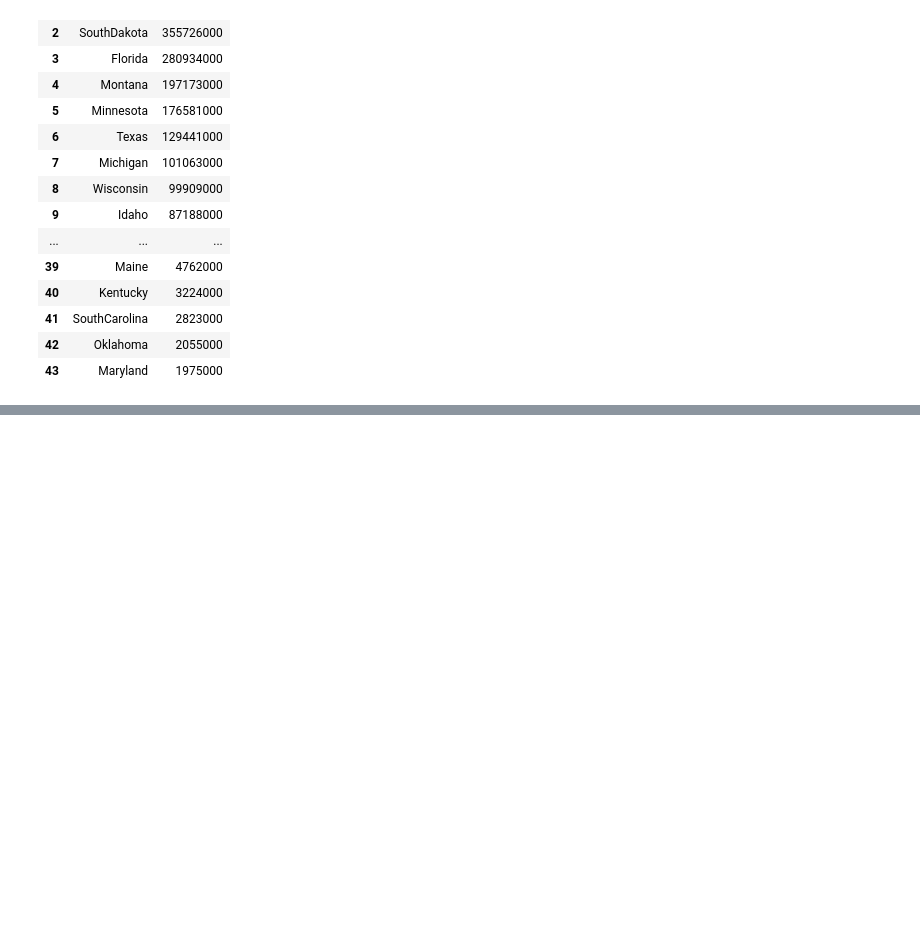
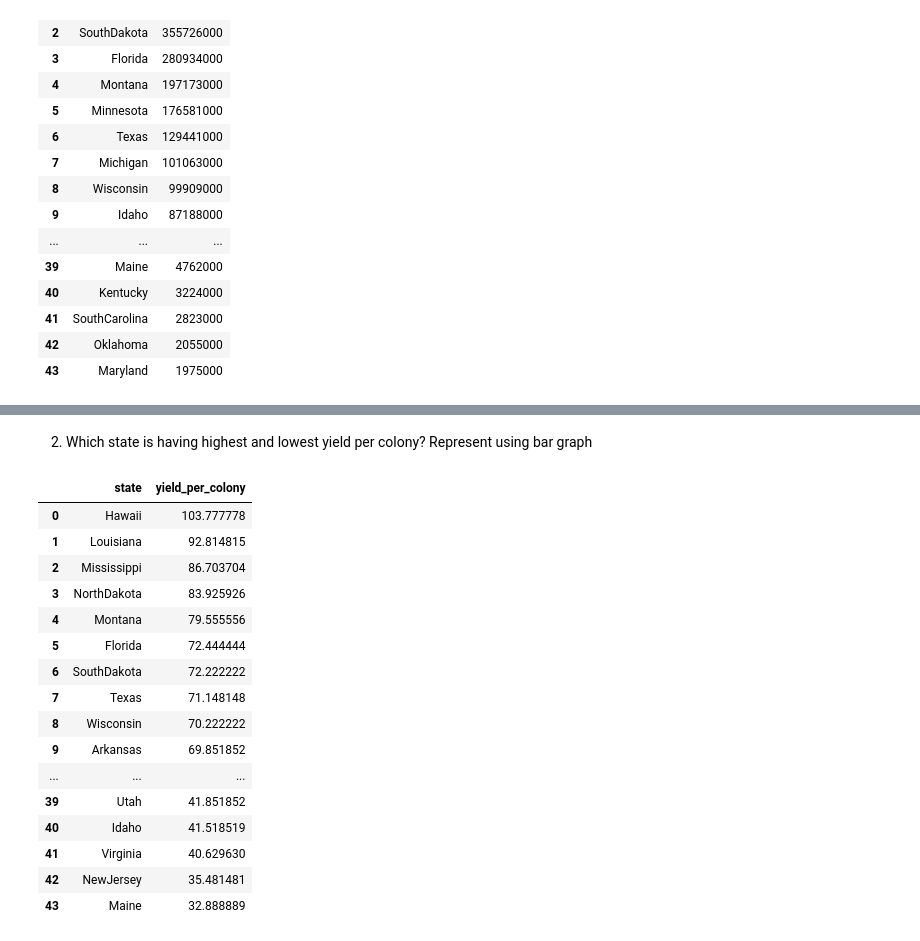
Before and after one commit to AmitKumarPrasad1846/Complete_AI_ML_challenge, a Jupyter notebook: 05_seaborn/seaborn_day_3_honey_case_study.ipynb, the cells around one changed output, grey strips where cells are left out. Saved outputs shown, nothing was run; the diff lists cells and outputs as text; code cells hidden in the pictures; blank space fills up the shorter version.

```diff
--- a/05_seaborn/seaborn_day_3_honey_case_study.ipynb
+++ b/05_seaborn/seaborn_day_3_honey_case_study.ipynb
@@ -131,0 +141,23 @@ high_prod
+# %% [markdown]
+2. Which state is having highest and lowest yield per colony? Represent using bar graph
+# %%
+high_yield_col=df.groupby('state')['yield_per_colony'].mean().sort_values(ascending=False).reset_index()
+high_yield_col
+# %% [output]
+|  | state | yield_per_colony |
+| 0 | Hawaii | 103.777778 |
+| 1 | Louisiana | 92.814815 |
+| 2 | Mississippi | 86.703704 |
+| 3 | NorthDakota | 83.925926 |
+| 4 | Montana | 79.555556 |
+| 5 | Florida | 72.444444 |
+| 6 | SouthDakota | 72.222222 |
+| 7 | Texas | 71.148148 |
+| 8 | Wisconsin | 70.222222 |
+| 9 | Arkansas | 69.851852 |
+| ... | ... | ... |
+| 39 | Utah | 41.851852 |
+| 40 | Idaho | 41.518519 |
+| 41 | Virginia | 40.629630 |
+| 42 | NewJersey | 35.481481 |
+| 43 | Maine | 32.888889 |
```
Also changed, not shown: parts of 5 cells of this notebook.
